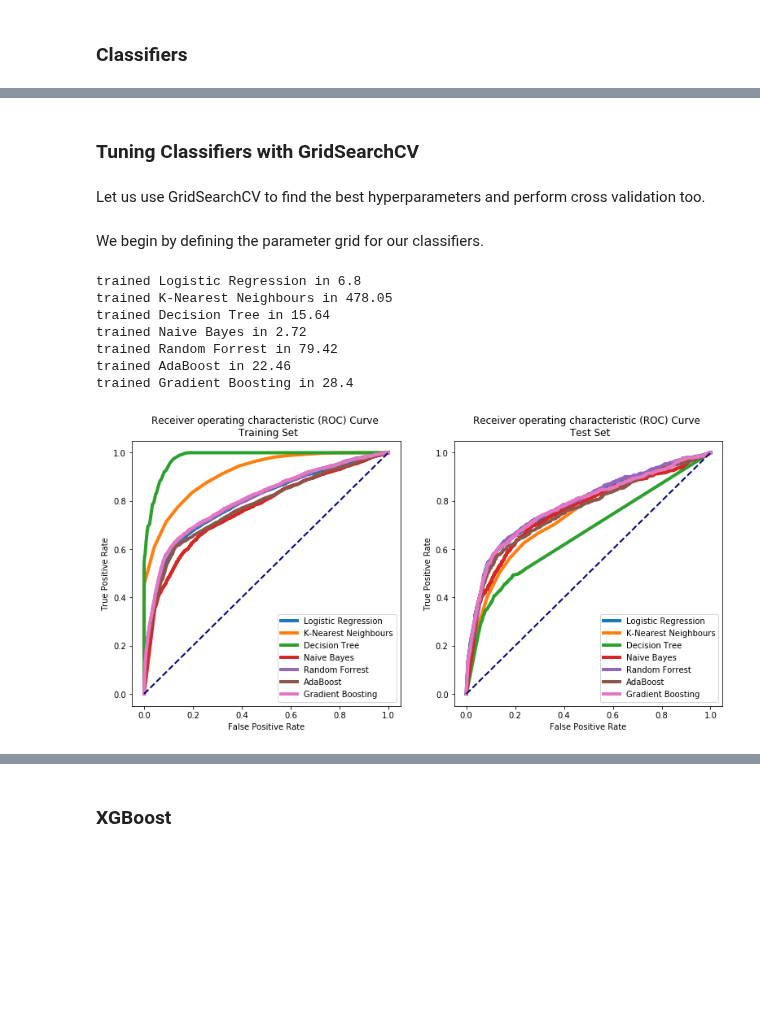
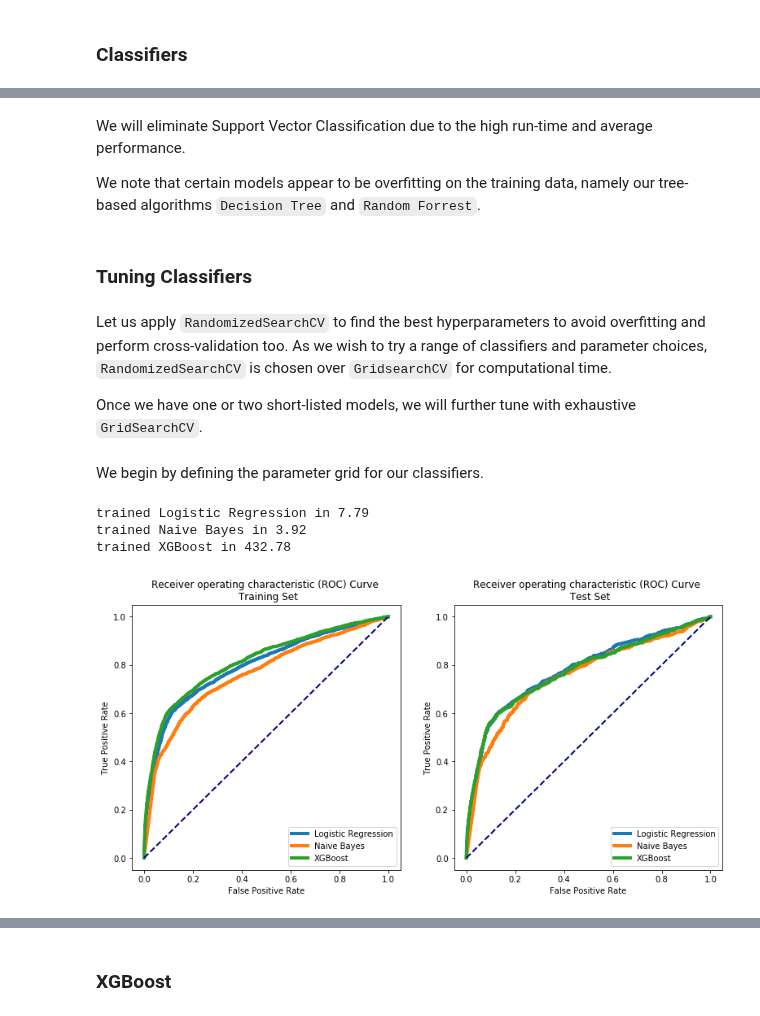
Before and after one commit to nadinezab/bank-marketing, a Jupyter notebook: bank-marketing.ipynb, the cells around one changed output, grey strips where cells are left out. Drawn from its saved outputs; the diff is of its cells as text; code cells hidden in the pictures; blank space fills up the shorter version.

```diff
--- a/bank-marketing.ipynb
+++ b/bank-marketing.ipynb
@@ -1684,6 +1684,12 @@ trained Logistic Regression in 2.21
+# %% [markdown]
+We will eliminate Support Vector Classification due to the high run-time and average performance.
+
+We note that certain models appear to be overfitting on the training data, namely our tree-based algorithms `Decision Tree` and `Random Forrest`.
 # %% [markdown]
-### Tuning Classifiers with GridSearchCV
+### Tuning Classifiers
-# %% [markdown]
-Let us use GridSearchCV to find the best hyperparameters and perform cross validation too.
+# %% [markdown]
+Let us apply `RandomizedSearchCV` to find the best hyperparameters to avoid overfitting and perform cross-validation too. As we wish to try a range of classifiers and parameter choices, `RandomizedSearchCV` is chosen over `GridsearchCV` for computational time.
+
+Once we have one or two short-listed models, we will further tune with exhaustive `GridSearchCV`.
 # %% [markdown]
 We begin by defining the parameter grid for our classifiers.
@@ -1690,13 +1709,15 @@ We begin by defining the parameter grid for our classifiers.
 # %%
 # Define param grid
 RF_params = {
-    'clf__max_depth': [5, 30],
+    'clf__max_depth': [4, 5, 6, 10, 15],
     'clf__criterion': ['gini', 'entropy'],
-    'clf__n_estimators': [100, 300]
+    'clf__n_estimators': [100, 200, 300],
+    'clf__min_samples_split': [3, 5, 10],
+    'clf_min_samples_leaf': [3,4,6]
 }
 
 DT_params = {
-    'clf__max_depth': [25, 50],
+    'clf__max_depth': [5, 25, 50],
     'clf__criterion': ['gini', 'entropy'],
     'clf__min_samples_split': [6, 10],
 }
@@ -1711,3 +1732,14 @@ KNN_params = {
     'clf__weights': ['uniform', 'distance'],
     'clf__p': [1, 5]
 }
+
+GB_params = {
+    'clf__n_estimators' : [50, 100, 200],
+    'clf__max_depth' : [5, 10, 15]
+}
+
+XGB_params = {
+    'clf__n_estimators': [50, 100, 200],
+    'clf__max_depth': [5,10,15],
+    'clf__min_child_weight': [3,5]
+}
@@ -1748,35 +1767,33 @@ for k in tuning_clf_dict.keys():
 
 # Reassign parameter grid to parametric classifiers
 tuning_clf_dict['Logistic Regression']['param_grid'] = LR_params
-tuning_clf_dict['Decision Tree']['param_grid'] = DT_params
-tuning_clf_dict['Random Forrest']['param_grid'] = RF_params
-tuning_clf_dict['K-Nearest Neighbours']['param_grid'] = KNN_params
+#tuning_clf_dict['Decision Tree']['param_grid'] = DT_params
+#tuning_clf_dict['Random Forrest']['param_grid'] = RF_params
+#tuning_clf_dict['K-Nearest Neighbours']['param_grid'] = KNN_params
+#tuning_clf_dict['Gradient Boosting']['param_grid'] = GB_params
+tuning_clf_dict['XGBoost']['param_grid'] = XGB_params
 # %%
-# Add GridSearchCV to nested dictionary
+# Add RandomizedSearchCV to nested dictionary
 cv = 2
-scoring = 'recall'
+scoring = 'f'
 
 for k in tuning_clf_dict.keys():
-    tuning_clf_dict[k]['gridsearchcv'] = GridSearchCV(estimator = tuning_clf_dict[k]['pipeline'],
-                                                  param_grid = tuning_clf_dict[k]['param_grid'],
+    tuning_clf_dict[k]['rscv'] = RandomizedSearchCV(estimator = tuning_clf_dict[k]['pipeline'],
+                                                  param_distributions = tuning_clf_dict[k]['param_grid'],
                                                   scoring = scoring,
                                                   cv = cv)
 # %%
 # Extract
-grid_dict = {}
+rscv_dict = {}
 
 for k in tuning_clf_dict.keys():
-    grid_dict[k] = tuning_clf_dict[k]['gridsearchcv']
+    rscv_dict[k] = tuning_clf_dict[k]['rscv']
 # %%
-gs_results = batch_clf(X_train, y_train, X_test, y_test, grid_dict)
+gs_results = batch_clf(X_train.values, y_train.values, X_test.values, y_test.values, rscv_dict)
 gs_results
 # %% [output]
-trained Logistic Regression in 6.8
-trained K-Nearest Neighbours in 478.05
-trained Decision Tree in 15.64
-trained Naive Bayes in 2.72
-trained Random Forrest in 79.42
-trained AdaBoost in 22.46
-trained Gradient Boosting in 28.4
+trained Logistic Regression in 7.79
+trained Naive Bayes in 3.92
+trained XGBoost in 432.78
-[figure, old version]
+[figure, new version]
 |  | Model | Time | Train Accuracy | Test Accuracy | Train F1 | Test F1 | Train Precision | Test Precision | ... |
```
Also changed, not shown: parts of 66 cells of this notebook.
